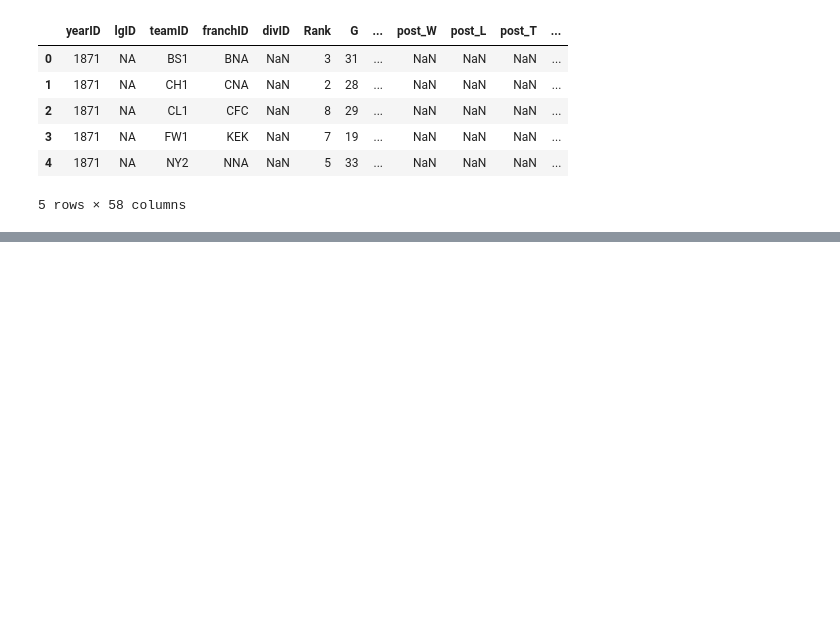
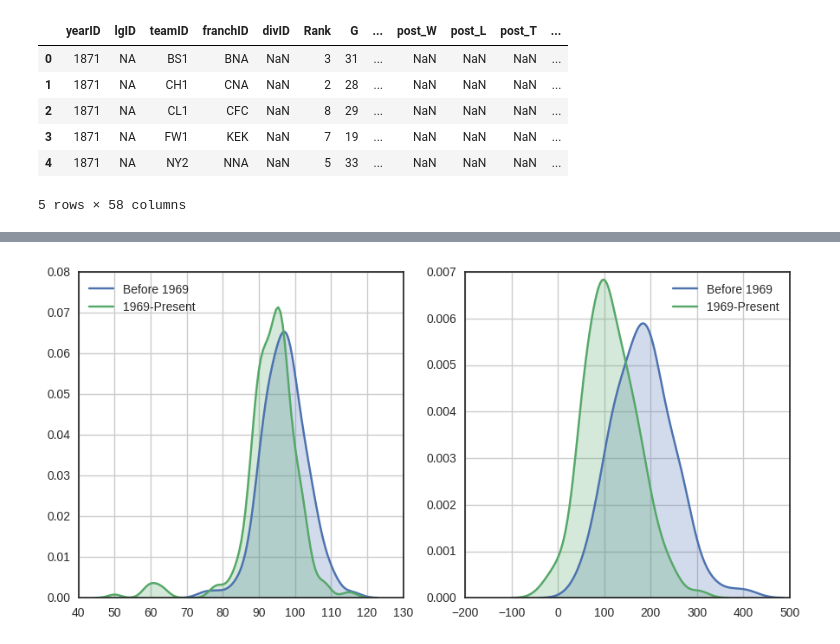
Before and after one commit to bonamprabhu/baseball-statistics, a Jupyter notebook: baseball-statistics.ipynb, the cells around one changed output, grey strips where cells are left out. Saved outputs shown, nothing was run; the diff lists cells and outputs as text; code cells hidden in the pictures; blank space fills up the shorter version.

```diff
--- a/baseball-statistics.ipynb
+++ b/baseball-statistics.ipynb
@@ -430,0 +438,13 @@ If we keep our threshold at 60%, the minimum difference in runs scored and runs
+# %%
+periods = teams.ps_format_period.unique()
+
+d = teams[teams.playoffs == 1]
+
+W_groups = {k: d[d.ps_format_period == k]['W'] for k in periods}
+R_groups = {k: d[d.ps_format_period == k]['R-RA'] for k in periods}
+
+print "Results of One way Anova for Wins"
+print stats.f_oneway(W_groups[periods[0]], W_groups[periods[1]], W_groups[periods[2]], W_groups[periods[3]])
+
+print "\nResults of One way Anova for R-RA"
+print stats.f_oneway(R_groups[periods[0]], R_groups[periods[1]], R_groups[periods[2]], R_groups[periods[3]])
@@ -430,0 +481,33 @@ If we keep our threshold at 60%, the minimum difference in runs scored and runs
+# %%
+# Add column to filter data based on post-season format
+def mlb_postseason_format(x):
+    if x < 1969:
+        return 'Before 1969'
+    else:
+        return '1969-Present'
+# %%
+teams['ps_format_period'] = teams.yearID.apply(mlb_postseason_format)
+# %%
+plt.figure(figsize=(9,4.5))
+
+periods = teams.ps_format_period.unique()
+
+ax1 = plt.subplot(121)
+for p in periods:
+    mask = (teams.ps_format_period == p) & (teams.playoffs == 1)
+    d = teams[mask]
+    g = sns.kdeplot(d['W'], label=p, ax=ax1, shade=True)
+    g.axes.grid(True)
+
+
+ax2 = plt.subplot(122)
+for p in periods:
+    mask = (teams.ps_format_period == p) & (teams.playoffs == 1)
+    d = teams[mask]
+    g = sns.kdeplot(d['R-RA'], label=p, ax=ax2, shade=True)
+    g.axes.grid(True)
+
+
+plt.tight_layout(rect=[0, 0, 1, 0.97])
+# %% [output]
+[figure, added]
```
Also changed, not shown: parts of 37 cells of this notebook, 1 other file.
